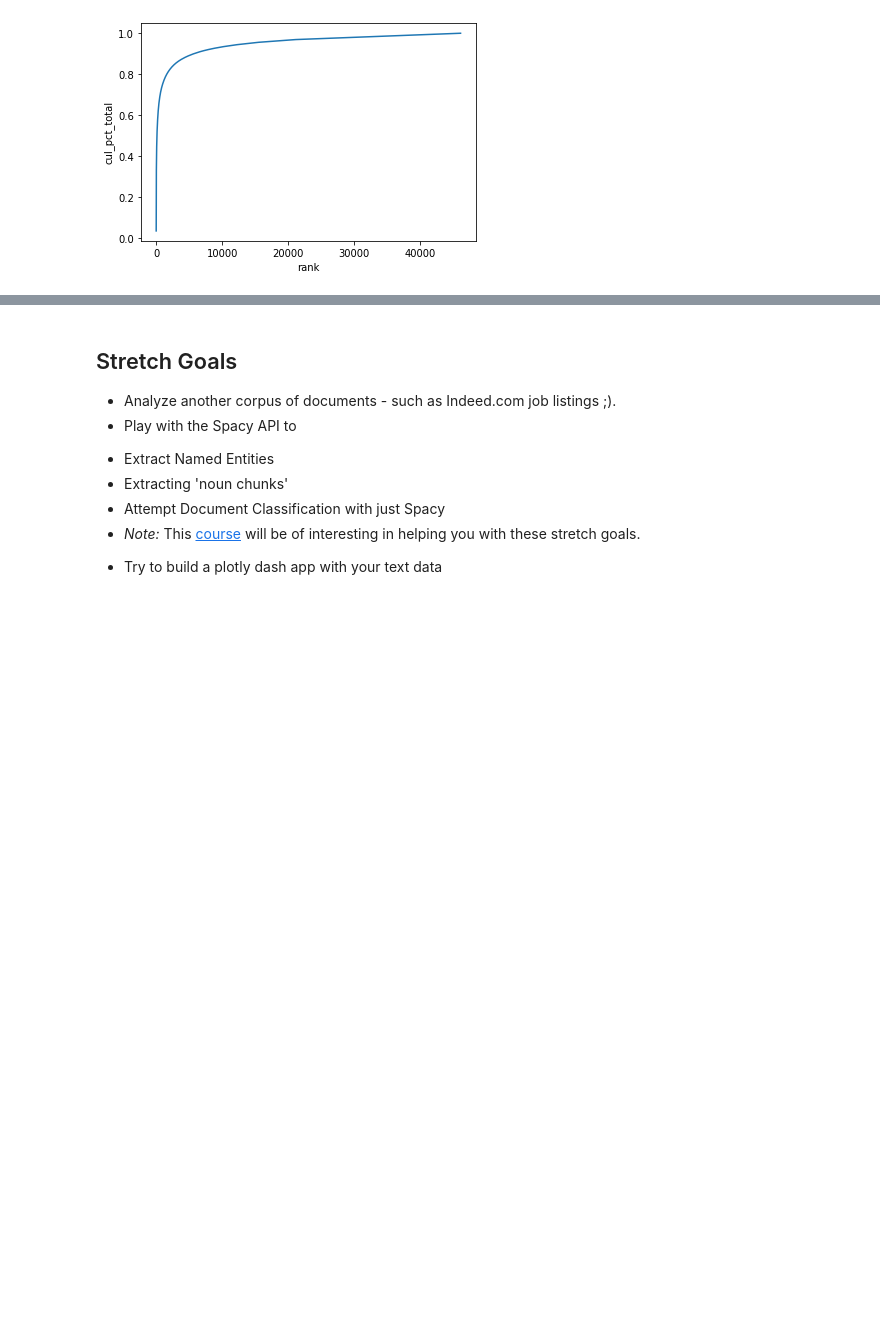
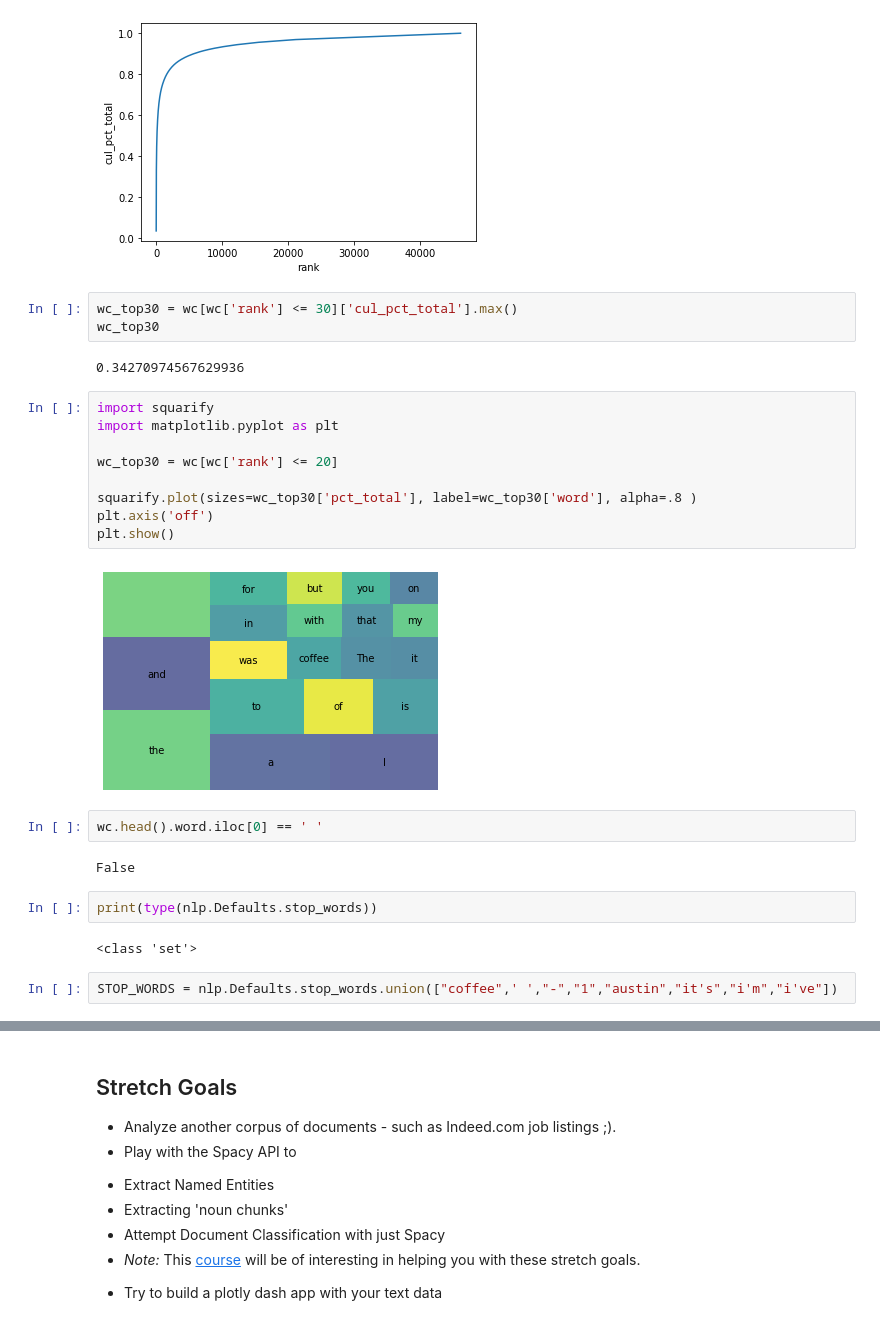
Before and after one commit to TerrenceAm22/DS-Unit-4-Sprint-1-NLP, a Jupyter notebook: module1-text-data/LS_DS_411_Text_Data_Assignment.ipynb, the cells around one changed output, grey strips where cells are left out. Cells and saved outputs as stored; diff of their text form; blank space fills up the shorter version.

```diff
--- a/module1-text-data/LS_DS_411_Text_Data_Assignment.ipynb
+++ b/module1-text-data/LS_DS_411_Text_Data_Assignment.ipynb
@@ -187,3 +187,29 @@ import seaborn as sns
 sns.lineplot(x='rank', y='cul_pct_total', data=wc);
 # %% [output]
 [figure]
+# %%
+wc_top30 = wc[wc['rank'] <= 30]['cul_pct_total'].max()
+wc_top30
+# %% [output]
+0.34270974567629936
+# %%
+import squarify
+import matplotlib.pyplot as plt
+
+wc_top30 = wc[wc['rank'] <= 20]
+
+squarify.plot(sizes=wc_top30['pct_total'], label=wc_top30['word'], alpha=.8 )
+plt.axis('off')
+plt.show()
+# %% [output]
+[figure, added]
+# %%
+wc.head().word.iloc[0] == ' '
+# %% [output]
+False
+# %%
+print(type(nlp.Defaults.stop_words))
+# %% [output]
+<class 'set'>
+# %%
+STOP_WORDS = nlp.Defaults.stop_words.union(["coffee",' ',"-","1","austin","it's","i'm","i've"])
```
Also changed, not shown: parts of 22 cells of this notebook.
